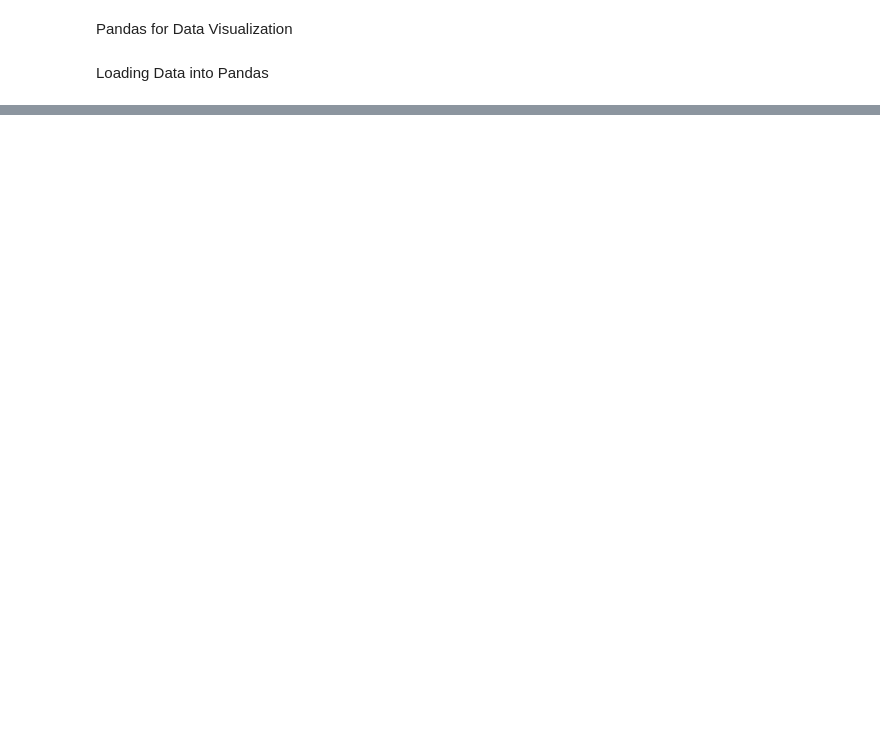
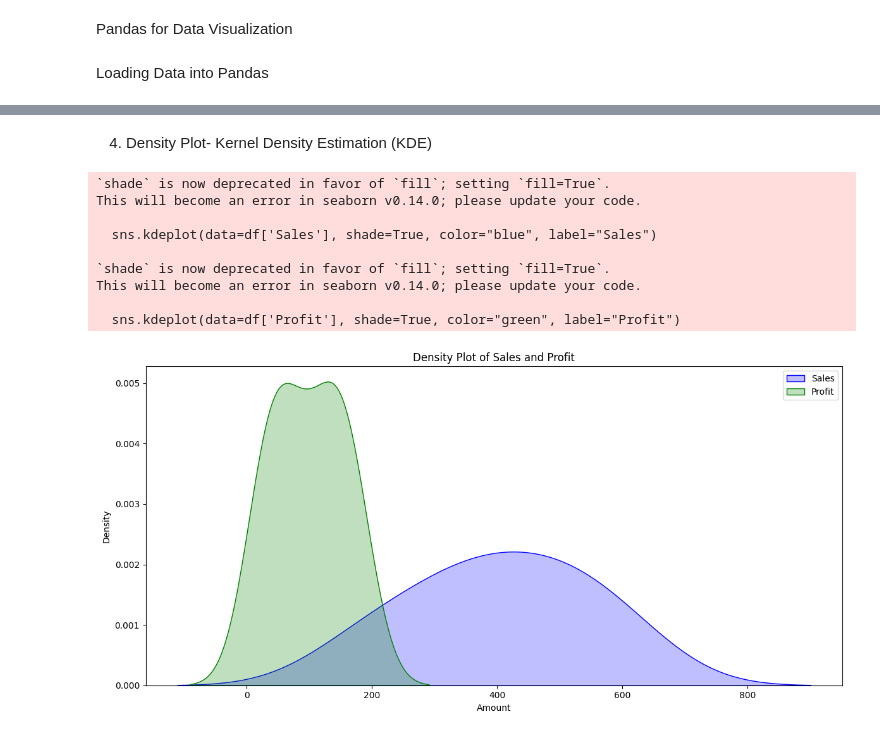
Before and after one commit to Hansaka2001/Data-Analysis-and-Visualization, a Jupyter notebook: pandas/code.ipynb, the cells around one changed output, grey strips where cells are left out. Cells and saved outputs as stored; diff of their text form; code cells hidden in the pictures; blank space fills up the shorter version.

```diff
--- a/pandas/code.ipynb
+++ b/pandas/code.ipynb
@@ -27,0 +132,43 @@ df = pd.DataFrame(data)
+# %% [markdown]
+4. Density Plot- Kernel Density Estimation (KDE)
+# %%
+import pandas as pd
+import matplotlib.pyplot as plt
+import seaborn as sns
+
+# Your provided data
+data = {
+    'Year': [2015, 2016, 2017, 2018, 2019, 2020, 2021, 2022, 2023],
+    'Sales': [170, 250, 330, 350, 420, 450, 510, 550, 620],
+    'Profit': [20, 35, 50, 72, 97, 130, 140, 160, 180]
+}
+
+df = pd.DataFrame(data)
+
+# Create a figure and axis
+plt.figure(figsize=(12, 6))
+
+# Create density plots
+sns.kdeplot(data=df['Sales'], shade=True, color="blue", label="Sales")
+sns.kdeplot(data=df['Profit'], shade=True, color="green", label="Profit")
+
+# Customize the plot
+plt.title('Density Plot of Sales and Profit')
+plt.xlabel('Amount')
+plt.ylabel('Density')
+plt.legend()
+
+# Show the plot
+plt.tight_layout()
+plt.show()
+# %% [output]
+`shade` is now deprecated in favor of `fill`; setting `fill=True`.
+This will become an error in seaborn v0.14.0; please update your code.
+
+  sns.kdeplot(data=df['Sales'], shade=True, color="blue", label="Sales")
+
+`shade` is now deprecated in favor of `fill`; setting `fill=True`.
+This will become an error in seaborn v0.14.0; please update your code.
+
+  sns.kdeplot(data=df['Profit'], shade=True, color="green", label="Profit")
+[figure, added]
```
Also changed, not shown: parts of 15 cells of this notebook.
